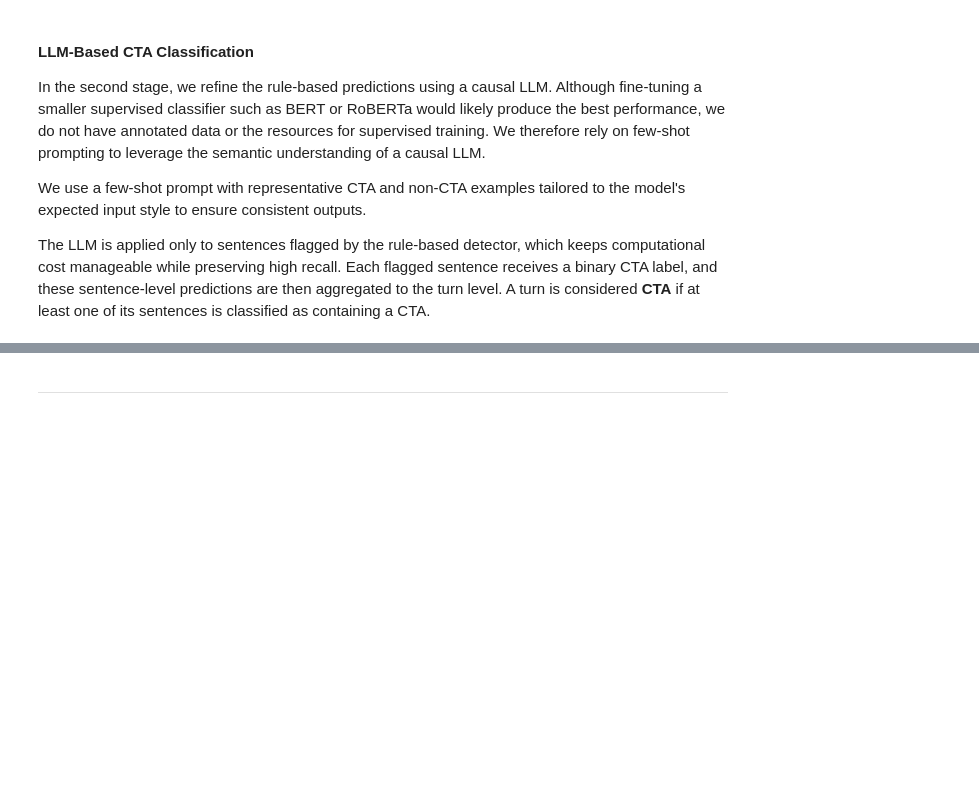
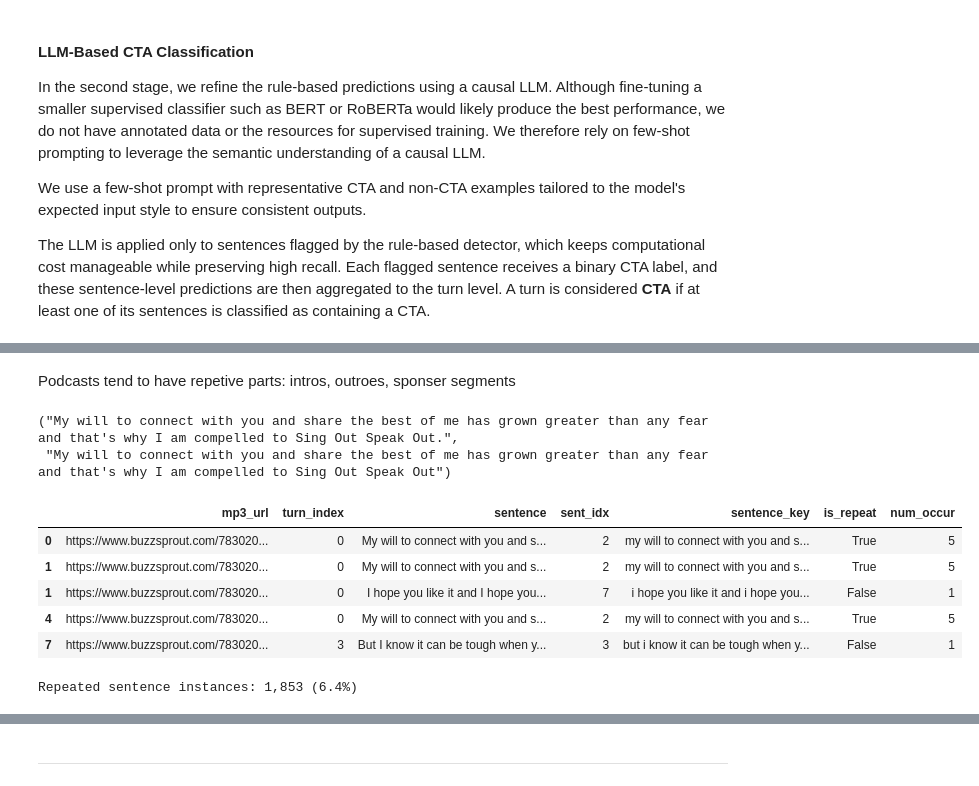
Before and after one commit to au-nlp/project-milestone-p2-group4, a Jupyter notebook: cta-pipeline.ipynb, the cells around one changed output, grey strips where cells are left out. Saved outputs shown, nothing was run; the diff lists cells and outputs as text; code cells hidden in the pictures; blank space fills up the shorter version.

```diff
--- a/cta-pipeline.ipynb
+++ b/cta-pipeline.ipynb
@@ -339,0 +305,13 @@ turns_df['cta_sentences'].sum() * (19 / 24) / 60 / 60
+# %%
+# Create sentence level dataframe with the flagged stentences
+turns_df = pd.read_parquet("data/turns_cta.parquet")
+sent_df = turns_df['flagged_sentences'].explode().dropna().to_frame()
+
+sent_df["mp3_url"] = sent_df["flagged_sentences"].apply(lambda d: d["mp3_url"])
+sent_df["turn_index"] = sent_df["flagged_sentences"].apply(lambda d: d["turn_index"])
+sent_df["sentence"] = sent_df["flagged_sentences"].apply(lambda d: d["sentence"])
+sent_df["sent_idx"] = sent_df["flagged_sentences"].apply(lambda d: d["sent_idx"])
+
+sent_df = sent_df.drop(columns=['flagged_sentences'])
+print(f"Number of flagged sentences: {len(sent_df):,}")
+sent_df.head()
@@ -339,0 +326,41 @@ turns_df['cta_sentences'].sum() * (19 / 24) / 60 / 60
+# %% [markdown]
+Podcasts tend to have repetive parts: intros, outroes, sponser segments
+# %%
+sent_df["sentence"][0],\
+sent_df["sentence"][4]
+# %% [output]
+("My will to connect with you and share the best of me has grown greater than any fear and that's why I am compelled to Sing Out Speak Out.",
+ "My will to connect with you and share the best of me has grown greater than any fear and that's why I am compelled to Sing Out Speak Out")
+# %%
+import string
+
+def normalize_for_matching(s):
+    if not isinstance(s, str):
+        return s
+    # Remove punctuation
+    s2 = re.sub(f"[{re.escape(string.punctuation)}]", "", s)
+    return s2.strip().lower()
+
+sent_df["sentence_key"] = sent_df["sentence"].apply(normalize_for_matching)
+sentence_counts = sent_df["sentence_key"].value_counts()
+
+sent_df["is_repeat"] = sent_df["sentence_key"].map(lambda k: sentence_counts[k] > 1)
+sent_df["num_occur"] = sent_df["sentence_key"].map(sentence_counts)
+sent_df.head()
+# %% [output]
+|  | mp3_url | turn_index | sentence | sent_idx | sentence_key | is_repeat | num_occur |
+| 0 | https://www.buzzsprout.com/783020... | 0 | My will to connect with you and s... | 2 | my will to connect with you and s... | True | 5 |
+| 1 | https://www.buzzsprout.com/783020... | 0 | My will to connect with you and s... | 2 | my will to connect with you and s... | True | 5 |
+| 1 | https://www.buzzsprout.com/783020... | 0 | I hope you like it and I hope you... | 7 | i hope you like it and i hope you... | False | 1 |
+| 4 | https://www.buzzsprout.com/783020... | 0 | My will to connect with you and s... | 2 | my will to connect with you and s... | True | 5 |
+| 7 | https://www.buzzsprout.com/783020... | 3 | But I know it can be tough when y... | 3 | but i know it can be tough when y... | False | 1 |
+# %%
+unique_sent_df = sent_df.drop_duplicates(subset=["sentence_key"]).copy()
+unique_sent_df = unique_sent_df[["sentence", "sentence_key"]] # only keep needed columns
+num_repeated_instances = sent_df["is_repeat"].sum()
+total_instances = len(sent_df)
+
+print(f"Repeated sentence instances: {num_repeated_instances:,} "
+      f"({num_repeated_instances / total_instances:.1%})")
+# %% [output]
+Repeated sentence instances: 1,853 (6.4%)
```
Also changed, not shown: parts of 25 cells of this notebook, 2 other files.
